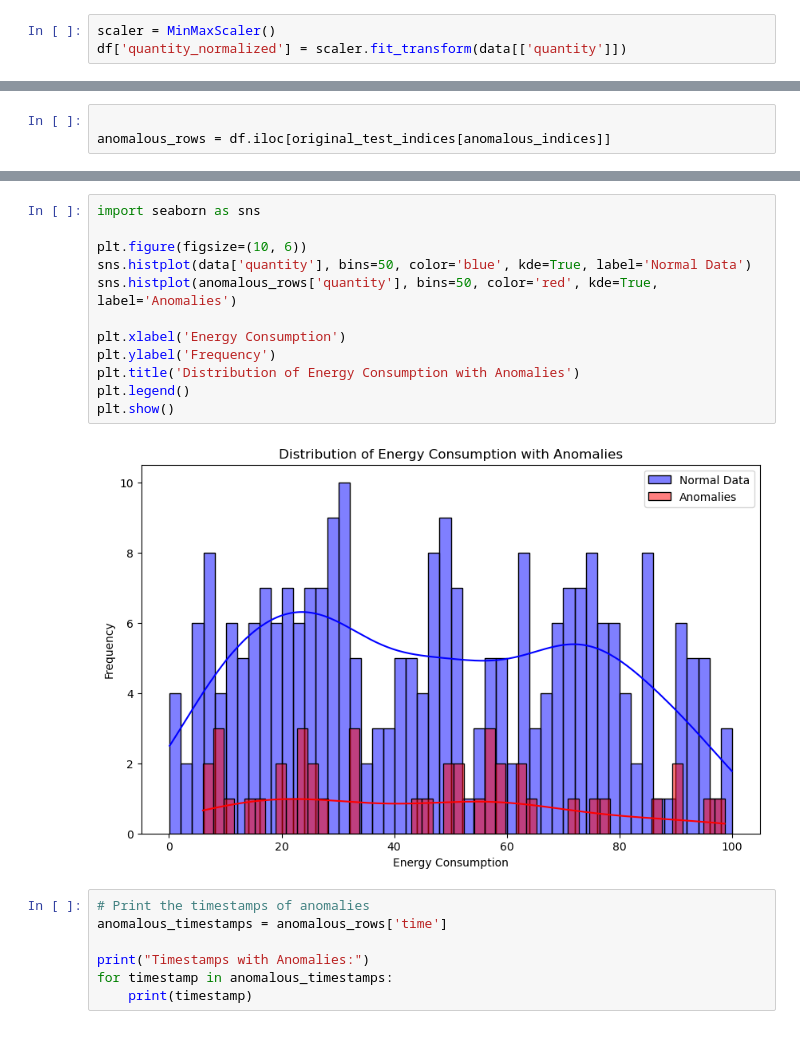
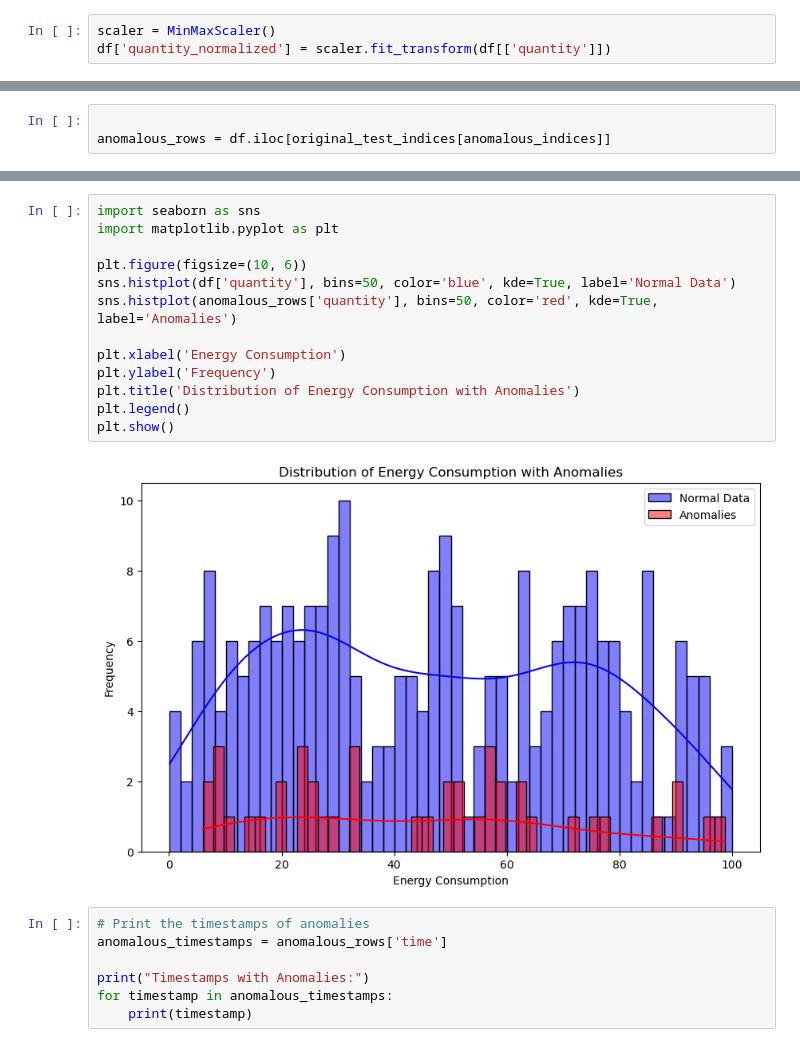
Before and after one commit to OluwaseunAdedayo/Energy-consumption-anomaly-dectection, a Jupyter notebook: Anomaly_detection.ipynb, the cells around one changed output, grey strips where cells are left out. Cells and saved outputs as stored; diff of their text form.

```diff
--- a/Anomaly_detection.ipynb
+++ b/Anomaly_detection.ipynb
@@ -24,7 +24,7 @@ df['time'] = pd.to_datetime(df['time'])
 df = df.sort_values('time')
 # %%
 scaler = MinMaxScaler()
-df['quantity_normalized'] = scaler.fit_transform(data[['quantity']])
+df['quantity_normalized'] = scaler.fit_transform(df[['quantity']])
 # %%
 sequence_length = 10
 sequences = []
@@ -109,18 +109,19 @@ Anomalous Rows:
 257 2024-10-01 01:12:38.982000+00:00  63.316955
 # %%
 import seaborn as sns
+import matplotlib.pyplot as plt
 
 plt.figure(figsize=(10, 6))
-sns.histplot(data['quantity'], bins=50, color='blue', kde=True, label='Normal Data')
+sns.histplot(df['quantity'], bins=50, color='blue', kde=True, label='Normal Data')
 sns.histplot(anomalous_rows['quantity'], bins=50, color='red', kde=True, label='Anomalies')
 
 plt.xlabel('Energy Consumption')
 plt.ylabel('Frequency')
 plt.title('Distribution of Energy Consumption with Anomalies')
 plt.legend()
 plt.show()
 # %% [output]
-[figure, old version]
+[figure, new version]
 # %%
 # Print the timestamps of anomalies
 anomalous_timestamps = anomalous_rows['time']
```
Also changed, not shown: parts of 2 cells of this notebook.
